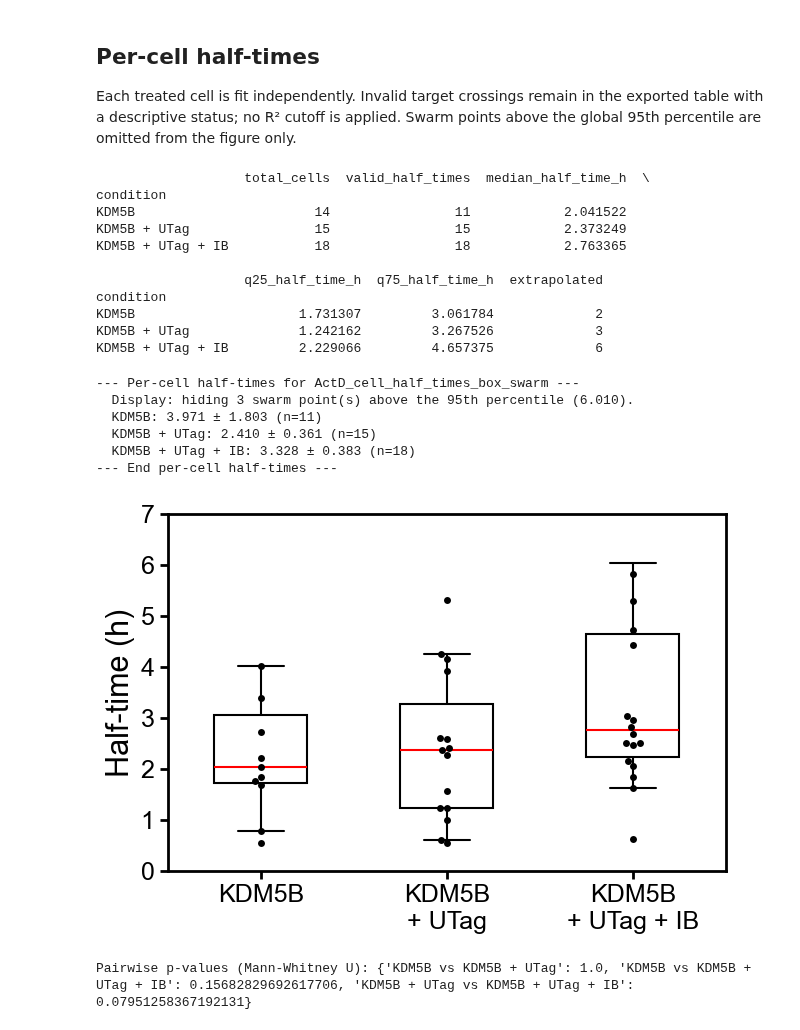
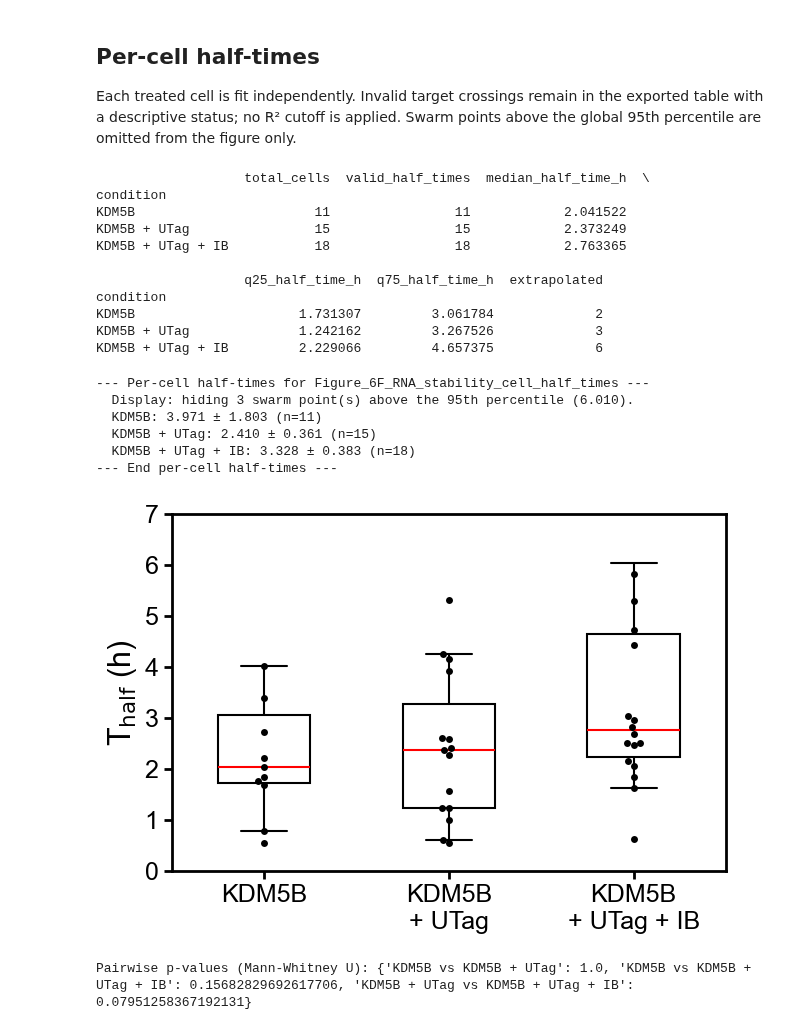
Before and after one commit to ningzhaoAnschutz/utag_paper, a Jupyter notebook: notebooks/Figure_6_RNA_stability_puromycin/Figure_6_F_RNA_Stability.ipynb, the cells around one changed output. Saved outputs shown, nothing was run; the diff lists cells and outputs as text; code cells hidden in the pictures.

```diff
--- a/notebooks/Figure_6_RNA_stability_puromycin/Figure_6_F_RNA_Stability.ipynb
+++ b/notebooks/Figure_6_RNA_stability_puromycin/Figure_6_F_RNA_Stability.ipynb
@@ -5,17 +5,22 @@ This notebook plots the condition-level ActD time courses and the distribution o
 # %%
 from pathlib import Path
 import sys
-revisions_dir = Path.cwd().resolve()
-if not (revisions_dir / 'inhibitors.py').exists():
-    revisions_dir = revisions_dir / 'notebooks' / 'revisions_paper'
-if not (revisions_dir / 'inhibitors.py').exists():
-    raise FileNotFoundError('Run this notebook from the repository root or notebooks/revisions_paper.')
-sys.path.insert(0, str(revisions_dir))
+import pandas as pd
+
+notebook_dir = Path.cwd().resolve()
+if not (notebook_dir / 'inhibitors.py').exists():
+    notebook_dir = notebook_dir / 'notebooks' / 'Figure_6_RNA_stability_puromycin'
+if not (notebook_dir / 'inhibitors.py').exists():
+    raise FileNotFoundError(
+        'Run this notebook from the repository root or '
+        'notebooks/Figure_6_RNA_stability_puromycin.'
+    )
+sys.path.insert(0, str(notebook_dir))
 import inhibitors as INH
 # %% [markdown]
 ## Data configuration
 # %%
-rna_stability_dir = revisions_dir / 'rna_stability'
+rna_stability_dir = notebook_dir / 'rna_stability_images'
 
 experiment_dir_dmso = rna_stability_dir / 'KM5B_DMSO'
 experiment_dir_kdm5b = rna_stability_dir / 'KDM5B_5ugml_ActD'
@@ -122,7 +127,10 @@ condition_display_labels = {
 
 fit_start_idx = 0
 half_life_target = 0.5
-results_folder = revisions_dir / 'results_ActD_KDM5B_UTag_cell_half_times'
+figures_folder = notebook_dir / 'figures'
+raw_data_folder = notebook_dir / 'raw_data'
+figures_folder.mkdir(parents=True, exist_ok=True)
+raw_data_folder.mkdir(parents=True, exist_ok=True)
 # %% [markdown]
 ## Condition-level time courses
 
@@ -200,12 +262,37 @@ half_time_summary_df = cell_half_times_df.groupby('condition', sort=False).agg(
 )
 print(half_time_summary_df)
 
-results_folder.mkdir(parents=True, exist_ok=True)
-cell_half_times_df.to_csv(results_folder / 'ActD_cell_half_times.csv', index=False)
+half_time_source_data_df = (
+    cell_half_times_df.loc[
+        (cell_half_times_df['fit_status'] == 'valid')
+        & cell_half_times_df['half_time_h'].notna(),
+        ['condition', 'half_time_h'],
+    ]
+    .copy()
+)
+half_time_source_data_df['condition'] = half_time_source_data_df['condition'].map({
+    'KDM5B': 'KDM5B',
+    'KDM5B + UTag': 'KDM5B_UTag',
+    'KDM5B + UTag + IB': 'KDM5B_UTag_Intrabody',
+})
+expected_half_time_counts = {
+    'KDM5B': 11,
+    'KDM5B_UTag': 15,
+    'KDM5B_UTag_Intrabody': 18,
+}
+observed_half_time_counts = half_time_source_data_df['condition'].value_counts().to_dict()
+if observed_half_time_counts != expected_half_time_counts:
+    raise ValueError(
+        f'Unexpected Figure 6F source-data counts: {observed_half_time_counts}'
+    )
+half_time_source_data_df.to_csv(
+    raw_data_folder / 'Figure_6F_RNA_stability_cell_half_times.csv',
+    index=False,
+)
 # %% [output]
                    total_cells  valid_half_times  median_half_time_h  \
 condition
-KDM5B                       14                11            2.041522
+KDM5B                       11                11            2.041522
 KDM5B + UTag                15                15            2.373249
 KDM5B + UTag + IB           18                18            2.763365
 
@@ -217,31 +304,32 @@ KDM5B + UTag + IB         2.229066         4.657375             6
 # %%
 half_time_ax, half_time_p_values = INH.plot_cell_half_times_box_swarm(
     half_times_df=cell_half_times_df,
     condition_order=list(condition_repetitions),
     y_column='half_time_h',
     x_label='',
-    y_label='Half-time (h)',
+    #y_label='Half-time (h)',
+    y_label=r'T$_{\mathrm{half}}$ (h)',
     title='',
     figsize=(6.5, 4.5),
     tick_size=18,
     swarm_color='black',
     y_lim=(0, 7),
     show_stats=True,
     calculate_stats=True,
     x_tick_rotation=0,
     condition_display_labels=condition_display_labels,
     swarm_max_percentile=95,
-    save_dir=results_folder,
-    plot_name='ActD_cell_half_times_box_swarm',
+    save_dir=figures_folder,
+    plot_name='Figure_6F_RNA_stability_cell_half_times',
 )
 # %% [output]
---- Per-cell half-times for ActD_cell_half_times_box_swarm ---
+--- Per-cell half-times for Figure_6F_RNA_stability_cell_half_times ---
   Display: hiding 3 swarm point(s) above the 95th percentile (6.010).
   KDM5B: 3.971 ± 1.803 (n=11)
   KDM5B + UTag: 2.410 ± 0.361 (n=15)
   KDM5B + UTag + IB: 3.328 ± 0.383 (n=18)
 --- End per-cell half-times ---
-[figure, old version]
+[figure, new version]
 # %%
 print("Pairwise p-values (Mann-Whitney U):", half_time_p_values)
 # %% [output]
```
Also changed, not shown: parts of 3 cells of this notebook, 10 other files.
